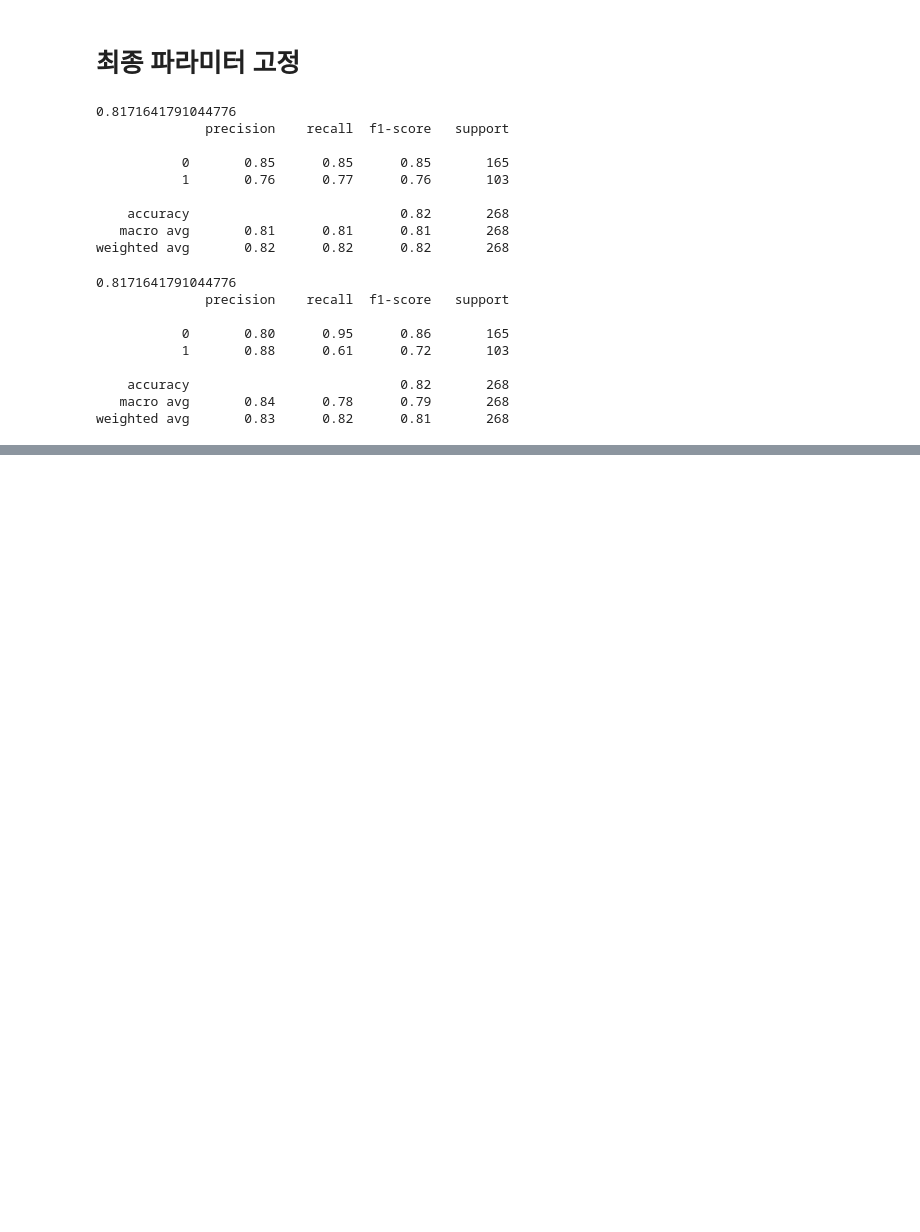
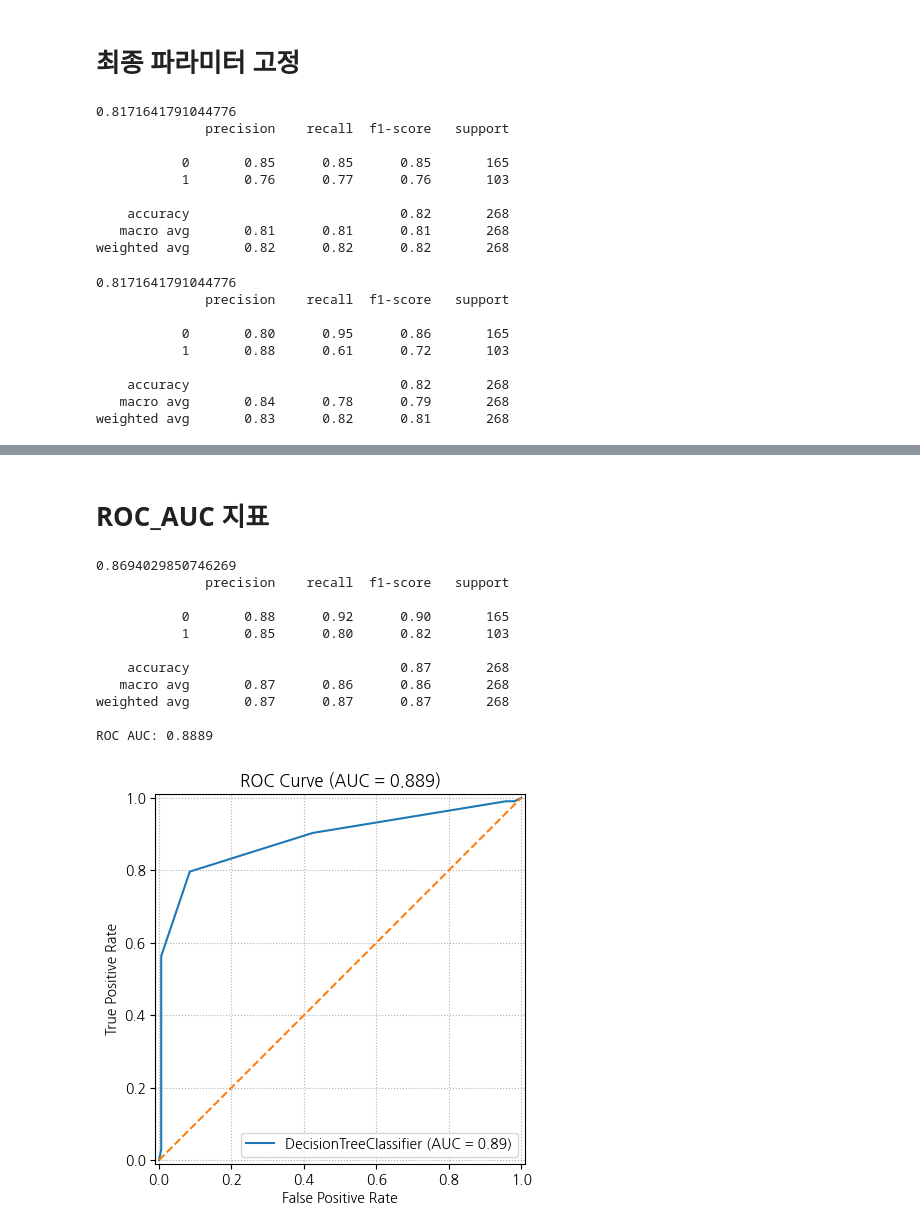
Before and after one commit to hanyomi/fintech3, a Jupyter notebook: 06machine_learning/08지도학습_분류분석_의사결정나무.ipynb, the cells around one changed output, grey strips where cells are left out. Drawn from its saved outputs; the diff is of its cells as text; code cells hidden in the pictures; blank space fills up the shorter version.

```diff
--- a/06machine_learning/08지도학습_분류분석_의사결정나무.ipynb
+++ b/06machine_learning/08지도학습_분류분석_의사결정나무.ipynb
@@ -769,0 +1303,2 @@ weighted avg       0.83      0.82      0.81       268
+# %% [markdown]
+# ROC_AUC 지표
@@ -769,0 +1310,51 @@ weighted avg       0.83      0.82      0.81       268
+# %%
+
+X_train, X_test, y_train, y_test = train_test_split(X, y, test_size=0.3, random_state=41, stratify=y)
+cate_cols = ['Pclass', 'Sex', 'Age', 'Embarked']
+num_cols = ['Family']
+ohe = OneHotEncoder(drop='first', handle_unknown="ignore", sparse_output=False)
+# one-hot-encoding 훈련 - 카테고리 자료 전체를 조사해서 목록 만들기, 반드시 train 데이터만 fit을 시킴
+ohe.fit(X_train[cate_cols])
+X_train_ohe = ohe.transform(X_train[cate_cols]) # fit에서 만든 목록에 숫자 붙여 내보내기
+X_test_ohe = ohe.transform(X_test[cate_cols])
+ohe_cols = ohe.get_feature_names_out(cate_cols)
+# 데이터프레임으로 변환
+X_train_ohe_df = pd.DataFrame(X_train_ohe, columns=ohe_cols, index=X_train.index)
+X_test_ohe_df = pd.DataFrame(X_test_ohe, columns=ohe_cols, index=X_test.index)
+# 카테고리 변수와 수치 변수 합치기
+X_train_ohe_df = pd.concat([X_train_ohe_df, X_train[num_cols]], axis=1)
+X_test_ohe_df = pd.concat([X_test_ohe_df, X_test[num_cols]], axis=1)
+
+dtc = DecisionTreeClassifier(max_depth=3, criterion='gini', random_state=42, class_weight='balanced')
+dtc.fit(X_train_ohe_df, y_train)
+pred = dtc.predict(X_test_ohe_df)
+print(accuracy_score(y_test, pred))
+print(classification_report(y_test, pred))
+
+# 1) ROC-AUC 수치 출력
+y_score = dtc.predict_proba(X_test_ohe_df)[:, 1]   # 양성(1) 클래스 확률
+roc_auc = roc_auc_score(y_test, y_score)
+print(f"ROC AUC: {roc_auc:.4f}")
+
+# 2) ROC 곡선 그리기 (scikit-learn 권장 방식)
+RocCurveDisplay.from_estimator(dtc, X_test_ohe_df, y_test)
+plt.title(f"ROC Curve (AUC = {roc_auc:.3f})")
+plt.plot([0, 1], [0, 1], linestyle="--")  # 기준선
+plt.xlabel("False Positive Rate")
+plt.ylabel("True Positive Rate")
+plt.grid(True, linestyle=":")
+plt.show()
+# 1에 가까울수록 좋은 모델
+# %% [output]
+0.8694029850746269
+              precision    recall  f1-score   support
+
+           0       0.88      0.92      0.90       165
+           1       0.85      0.80      0.82       103
+
+    accuracy                           0.87       268
+   macro avg       0.87      0.86      0.86       268
+weighted avg       0.87      0.87      0.87       268
+
+ROC AUC: 0.8889
+[figure, added]
```
Also changed, not shown: parts of 23 cells of this notebook, 1 other file.
